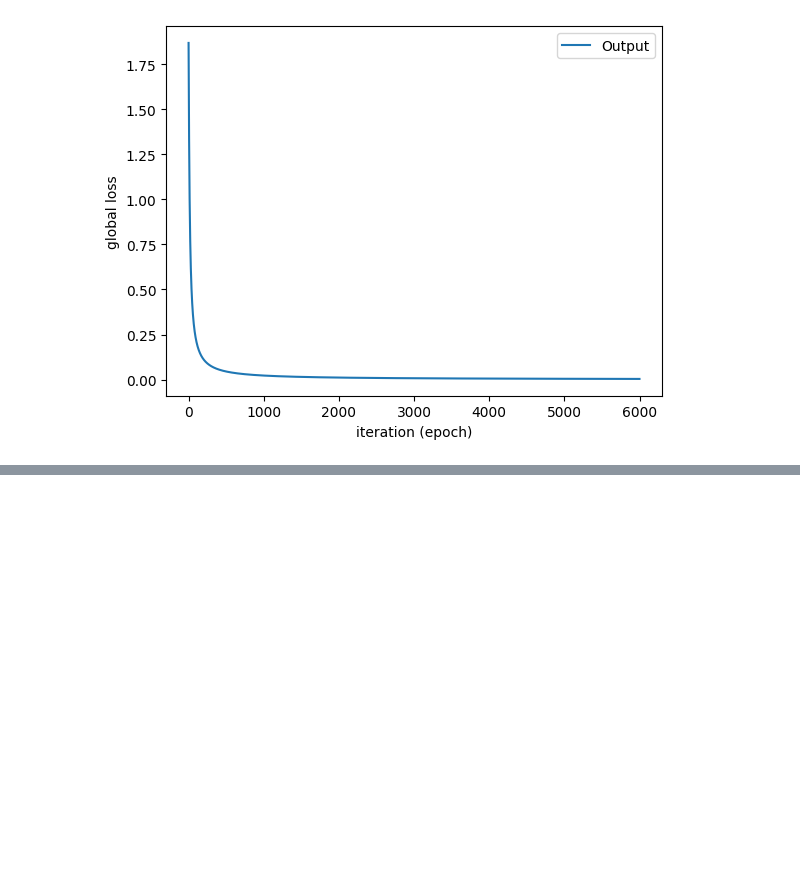
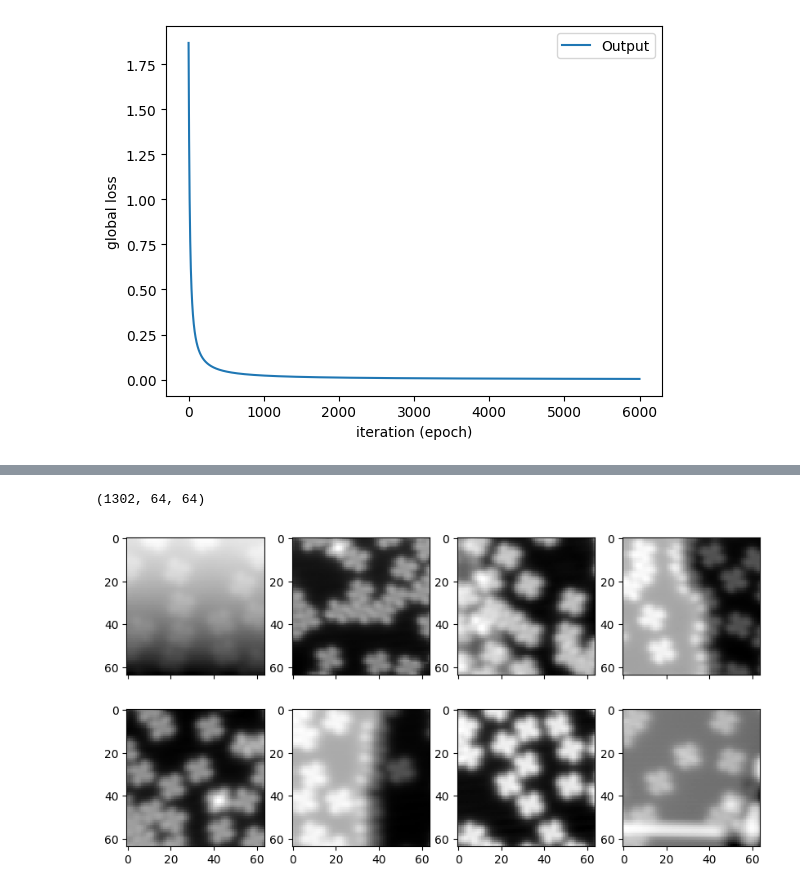
Before and after one commit to savimhl/MLPNS, a Jupyter notebook: NeuralNetworks.ipynb, the cells around one changed output, grey strips where cells are left out. Drawn from its saved outputs; the diff is of its cells as text; code cells hidden in the pictures; blank space fills up the shorter version.

```diff
--- a/NeuralNetworks.ipynb
+++ b/NeuralNetworks.ipynb
@@ -117,0 +225,4 @@ Text(0, 0.5, 'global loss')
+# %%
+pl.rcParams["figure.figsize"] = [10,8]
+pl.rcParams["image.interpolation"] = "nearest"
+pl.rcParams["image.cmap"] = "gist_gray"
@@ -117,0 +244,13 @@ Text(0, 0.5, 'global loss')
+# %%
+data = np.load("spm/train_good_all.npy")
+# %%
+data.shape
+# %% [output]
+(1302, 64, 64)
+# %%
+fig, ax = plt.subplots(2, 4, figsize = [10,5], sharex = True)
+
+for ii in range(8):
+  ax   [ii // 4, ii % 4].imshow(data[ii])
+# %% [output]
+[figure, added]
```
Also changed, not shown: parts of 42 cells of this notebook.
